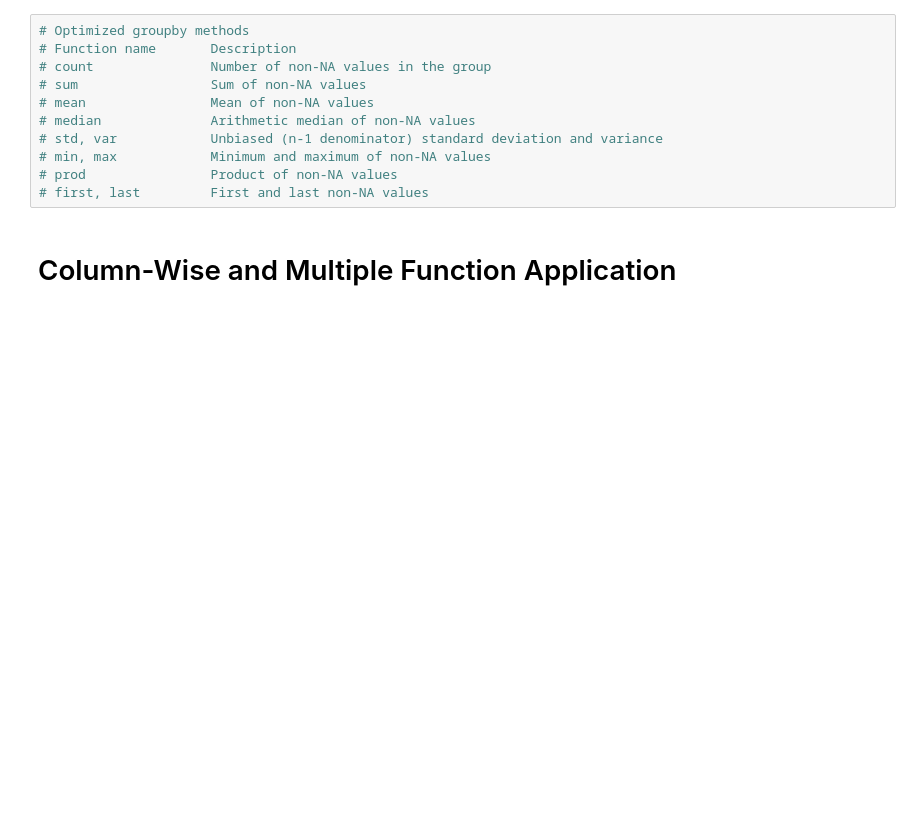
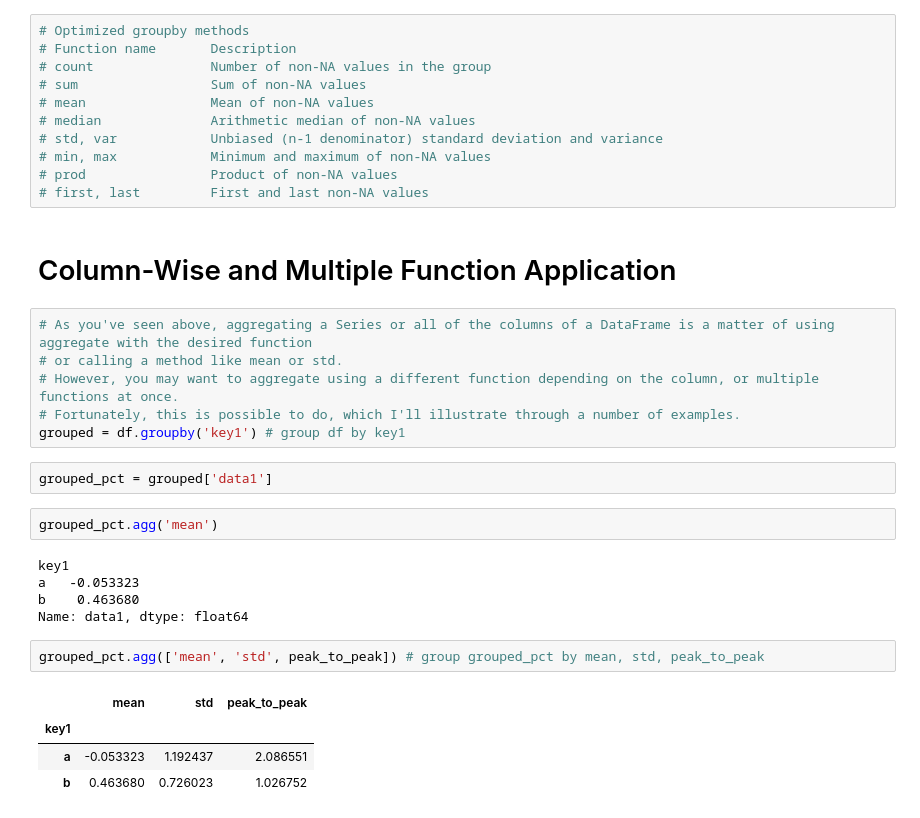
Before and after one commit to ArslanAmanov/Data-Science-Foundations-, a Jupyter notebook: Python for Data Analyses O'reilly_book/ch9_data_aggregation_and_group_ops.ipynb, the cells around one changed output. Drawn from its saved outputs; the diff is of its cells as text; blank space fills up the shorter version.

Commit message:
column wise agg functions

```diff
--- a/Python for Data Analyses O'reilly_book/ch9_data_aggregation_and_group_ops.ipynb
+++ b/Python for Data Analyses O'reilly_book/ch9_data_aggregation_and_group_ops.ipynb
@@ -409,3 +409,25 @@ grouped.describe().T  # group df by key1 and compute describe
 # first, last         First and last non-NA values
 # %% [markdown]
 # Column-Wise and Multiple Function Application
+# %%
+# As you've seen above, aggregating a Series or all of the columns of a DataFrame is a matter of using aggregate with the desired function
+# or calling a method like mean or std.
+# However, you may want to aggregate using a different function depending on the column, or multiple functions at once.
+# Fortunately, this is possible to do, which I'll illustrate through a number of examples.
+grouped = df.groupby('key1') # group df by key1
+# %%
+grouped_pct = grouped['data1']
+# %%
+grouped_pct.agg('mean')
+# %% [output]
+key1
+a   -0.053323
+b    0.463680
+Name: data1, dtype: float64
+# %%
+grouped_pct.agg(['mean', 'std', peak_to_peak]) # group grouped_pct by mean, std, peak_to_peak
+# %% [output]
+|  | mean | std | peak_to_peak |
+| key1 |  |  |  |
+| a | -0.053323 | 1.192437 | 2.086551 |
+| b | 0.463680 | 0.726023 | 1.026752 |
```
Also changed, not shown: parts of 4 cells of this notebook.
